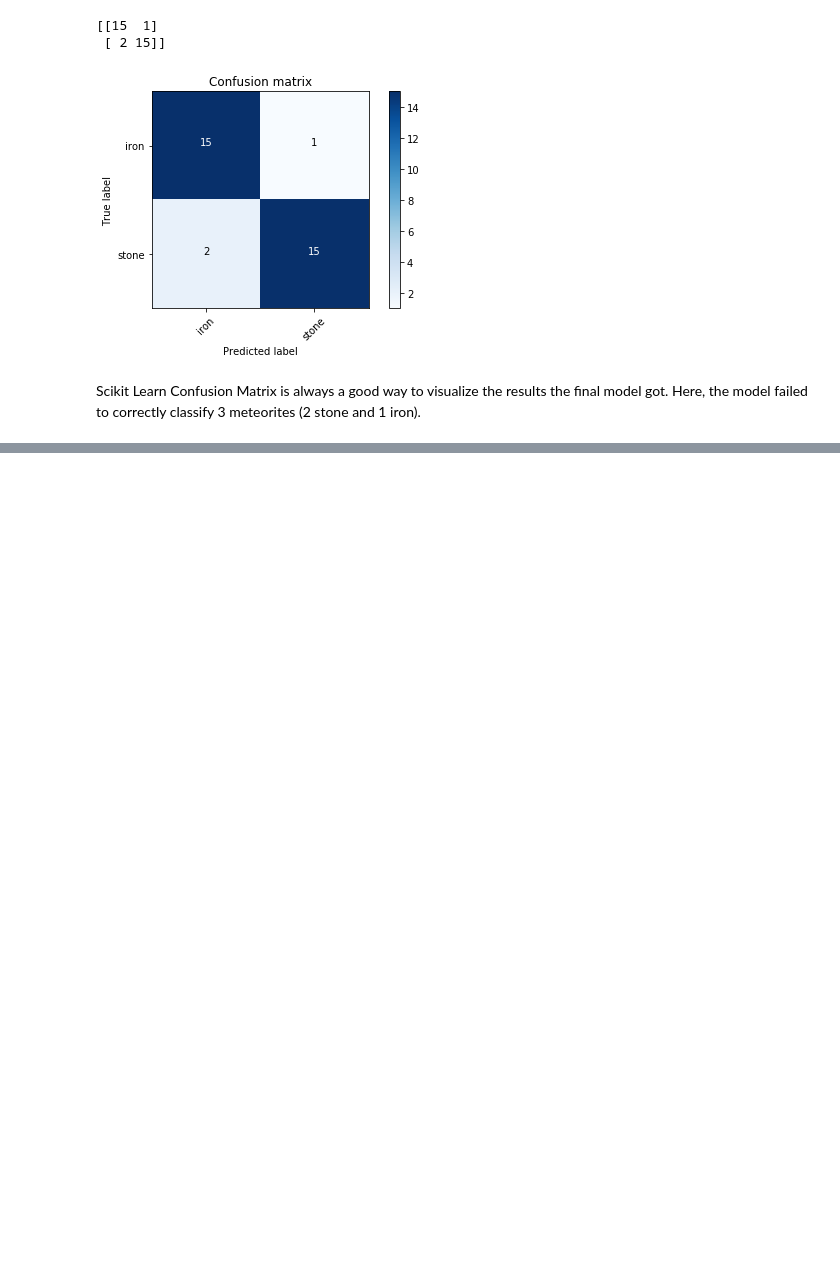
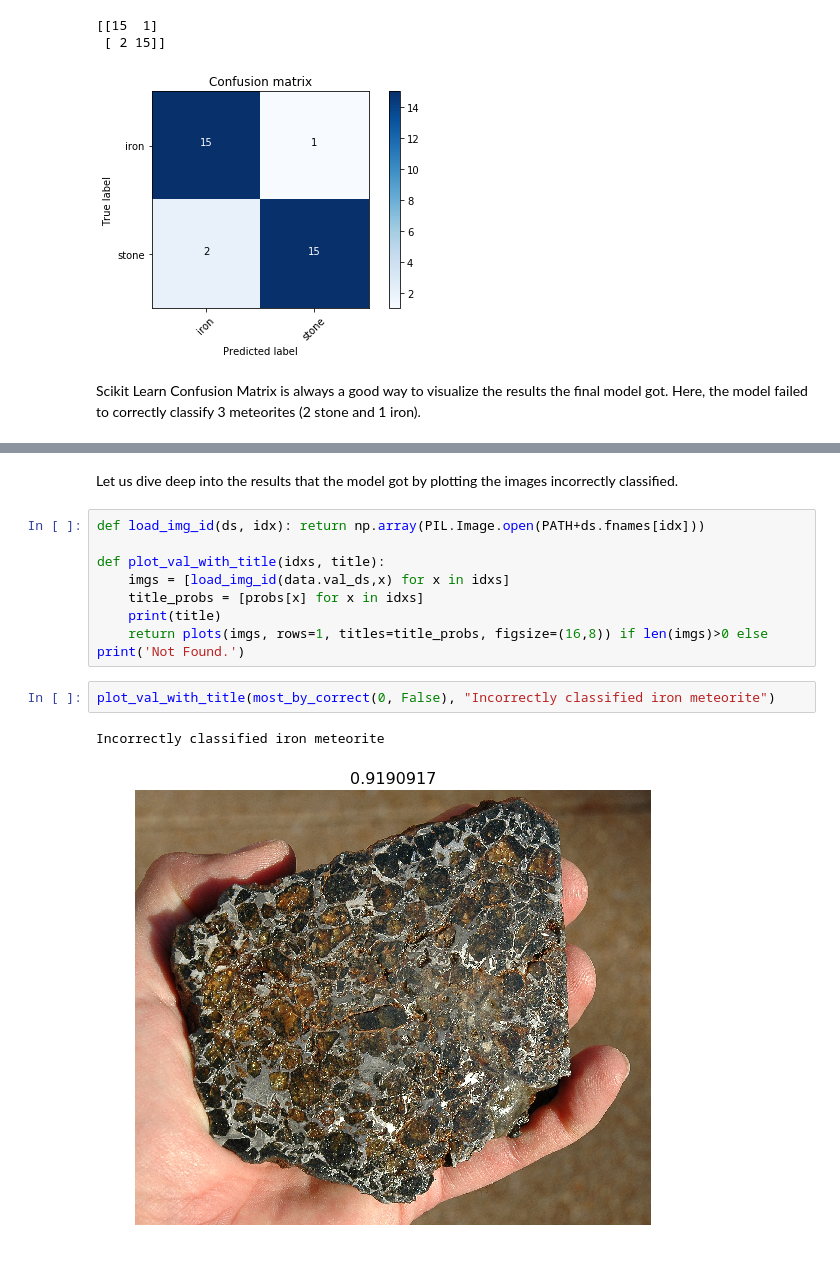
Before and after one commit to youcefjd/DL, a Jupyter notebook: Untitled2.ipynb, the cells around one changed output, grey strips where cells are left out. Drawn from its saved outputs; the diff is of its cells as text; blank space fills up the shorter version.

```diff
--- a/Untitled2.ipynb
+++ b/Untitled2.ipynb
@@ -263,0 +273,15 @@ Scikit Learn Confusion Matrix is always a good way to visualize the results the
+# %% [markdown]
+Let us dive deep into the results that the model got by plotting the images incorrectly classified.
+# %%
+def load_img_id(ds, idx): return np.array(PIL.Image.open(PATH+ds.fnames[idx]))
+
+def plot_val_with_title(idxs, title):
+    imgs = [load_img_id(data.val_ds,x) for x in idxs]
+    title_probs = [probs[x] for x in idxs]
+    print(title)
+    return plots(imgs, rows=1, titles=title_probs, figsize=(16,8)) if len(imgs)>0 else print('Not Found.')
+# %%
+plot_val_with_title(most_by_correct(0, False), "Incorrectly classified iron meteorite")
+# %% [output]
+Incorrectly classified iron meteorite
+[figure, added]
```
Also changed, not shown: parts of 6 cells of this notebook.
